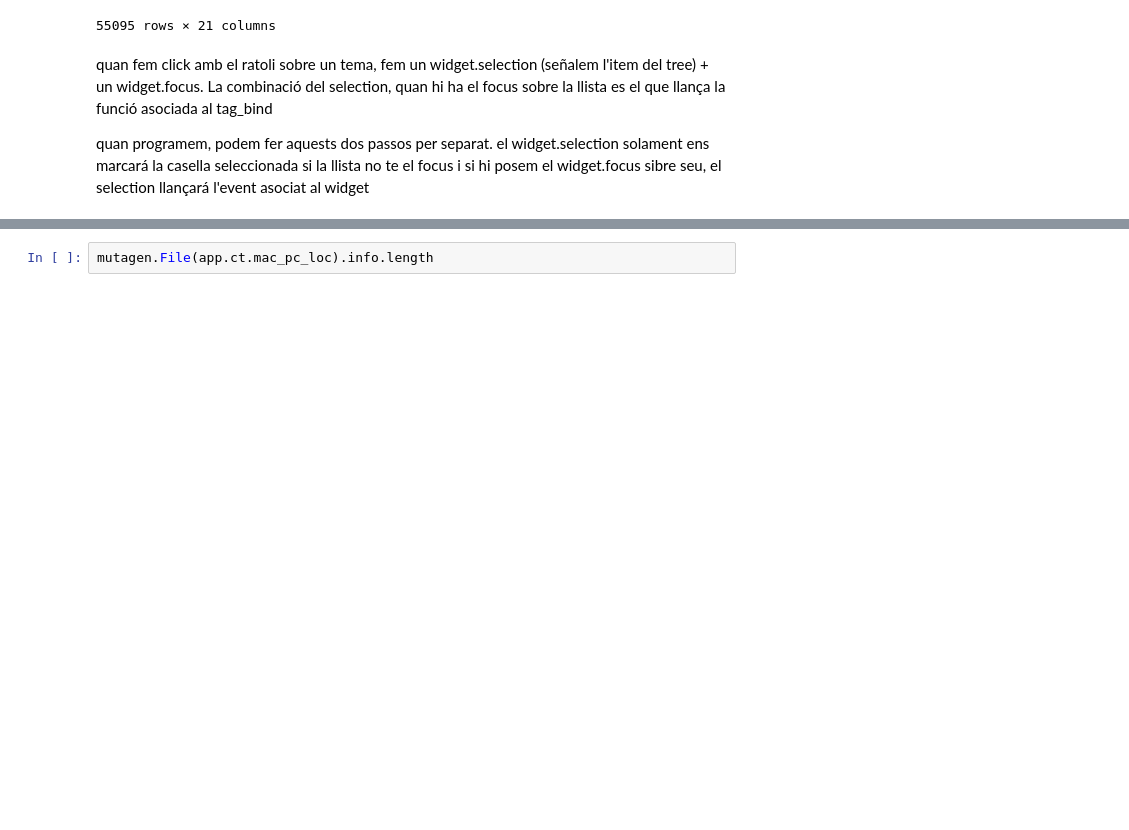
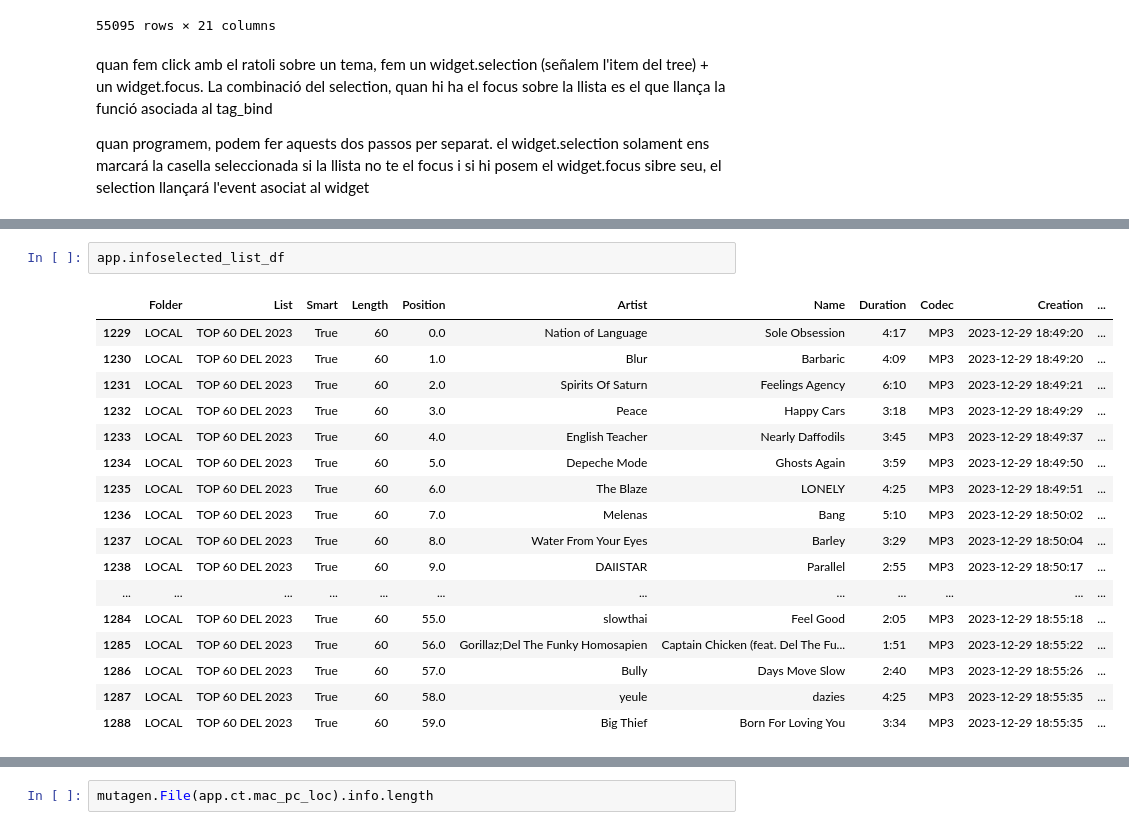
Before and after one commit to legoteque/tags, a Jupyter notebook: - app.ipynb, the cells around one changed output, grey strips where cells are left out. Cells and saved outputs as stored; diff of their text form; blank space fills up the shorter version.

```diff
--- a/- app.ipynb
+++ b/- app.ipynb
@@ -1211,0 +1426,20 @@ app.mainloop()
+# %%
+app.infoselected_list_df
+# %% [output]
+|  | Folder | List | Smart | Length | Position | Artist | Name | Duration | Codec | Creation | ... |
+| 1229 | LOCAL | TOP 60 DEL 2023 | True | 60 | 0.0 | Nation of Language | Sole Obsession | 4:17 | MP3 | 2023-12-29 18:49:20 | ... |
+| 1230 | LOCAL | TOP 60 DEL 2023 | True | 60 | 1.0 | Blur | Barbaric | 4:09 | MP3 | 2023-12-29 18:49:20 | ... |
+| 1231 | LOCAL | TOP 60 DEL 2023 | True | 60 | 2.0 | Spirits Of Saturn | Feelings Agency | 6:10 | MP3 | 2023-12-29 18:49:21 | ... |
+| 1232 | LOCAL | TOP 60 DEL 2023 | True | 60 | 3.0 | Peace | Happy Cars | 3:18 | MP3 | 2023-12-29 18:49:29 | ... |
+| 1233 | LOCAL | TOP 60 DEL 2023 | True | 60 | 4.0 | English Teacher | Nearly Daffodils | 3:45 | MP3 | 2023-12-29 18:49:37 | ... |
+| 1234 | LOCAL | TOP 60 DEL 2023 | True | 60 | 5.0 | Depeche Mode | Ghosts Again | 3:59 | MP3 | 2023-12-29 18:49:50 | ... |
+| 1235 | LOCAL | TOP 60 DEL 2023 | True | 60 | 6.0 | The Blaze | LONELY | 4:25 | MP3 | 2023-12-29 18:49:51 | ... |
+| 1236 | LOCAL | TOP 60 DEL 2023 | True | 60 | 7.0 | Melenas | Bang | 5:10 | MP3 | 2023-12-29 18:50:02 | ... |
+| 1237 | LOCAL | TOP 60 DEL 2023 | True | 60 | 8.0 | Water From Your Eyes | Barley | 3:29 | MP3 | 2023-12-29 18:50:04 | ... |
+| 1238 | LOCAL | TOP 60 DEL 2023 | True | 60 | 9.0 | DAIISTAR | Parallel | 2:55 | MP3 | 2023-12-29 18:50:17 | ... |
+| ... | ... | ... | ... | ... | ... | ... | ... | ... | ... | ... | ... |
+| 1284 | LOCAL | TOP 60 DEL 2023 | True | 60 | 55.0 | slowthai | Feel Good | 2:05 | MP3 | 2023-12-29 18:55:18 | ... |
+| 1285 | LOCAL | TOP 60 DEL 2023 | True | 60 | 56.0 | Gorillaz;Del The Funky Homosapien | Captain Chicken (feat. Del The Fu... | 1:51 | MP3 | 2023-12-29 18:55:22 | ... |
+| 1286 | LOCAL | TOP 60 DEL 2023 | True | 60 | 57.0 | Bully | Days Move Slow | 2:40 | MP3 | 2023-12-29 18:55:26 | ... |
+| 1287 | LOCAL | TOP 60 DEL 2023 | True | 60 | 58.0 | yeule | dazies | 4:25 | MP3 | 2023-12-29 18:55:35 | ... |
+| 1288 | LOCAL | TOP 60 DEL 2023 | True | 60 | 59.0 | Big Thief | Born For Loving You | 3:34 | MP3 | 2023-12-29 18:55:35 | ... |
```
Also changed, not shown: parts of 15 cells of this notebook.
